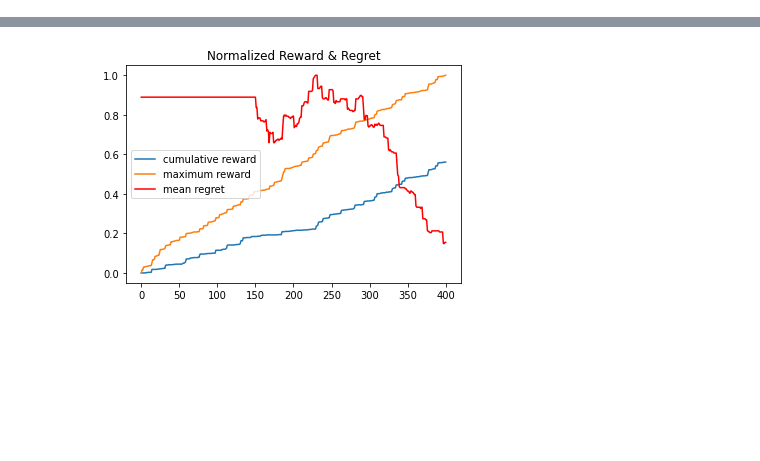
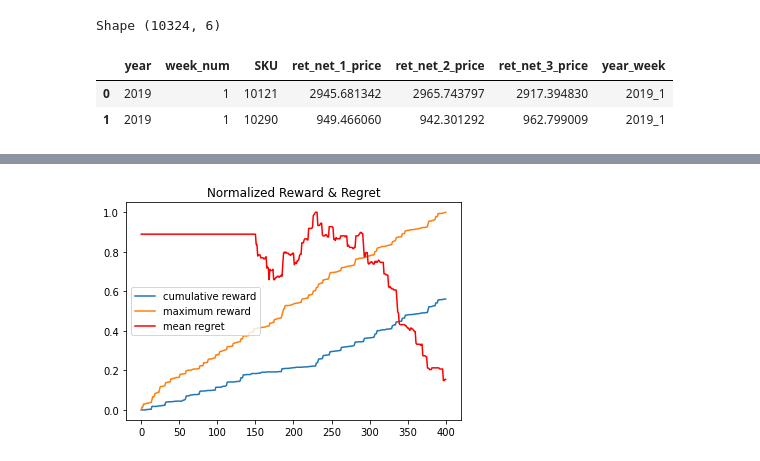
Before and after one commit to ILDAR9/advanced_ml, a Jupyter notebook: dynamic_price/notebooks/final_project.ipynb, the cells around one changed output, grey strips where cells are left out. Cells and saved outputs as stored; diff of their text form; code cells hidden in the pictures; blank space fills up the shorter version.

```diff
--- a/dynamic_price/notebooks/final_project.ipynb
+++ b/dynamic_price/notebooks/final_project.ipynb
@@ -99,0 +45,7 @@ class Bandit:
+# %%
+dfcp = read_df("competitors_price.csv")
+# %% [output]
+Shape (10324, 6)
+|  | year | week_num | SKU | ret_net_1_price | ret_net_2_price | ret_net_3_price | year_week |
+| 0 | 2019 | 1 | 10121 | 2945.681342 | 2965.743797 | 2917.394830 | 2019_1 |
+| 1 | 2019 | 1 | 10290 | 949.466060 | 942.301292 | 962.799009 | 2019_1 |
```
Also changed, not shown: parts of 52 cells of this notebook, 13 other files.
